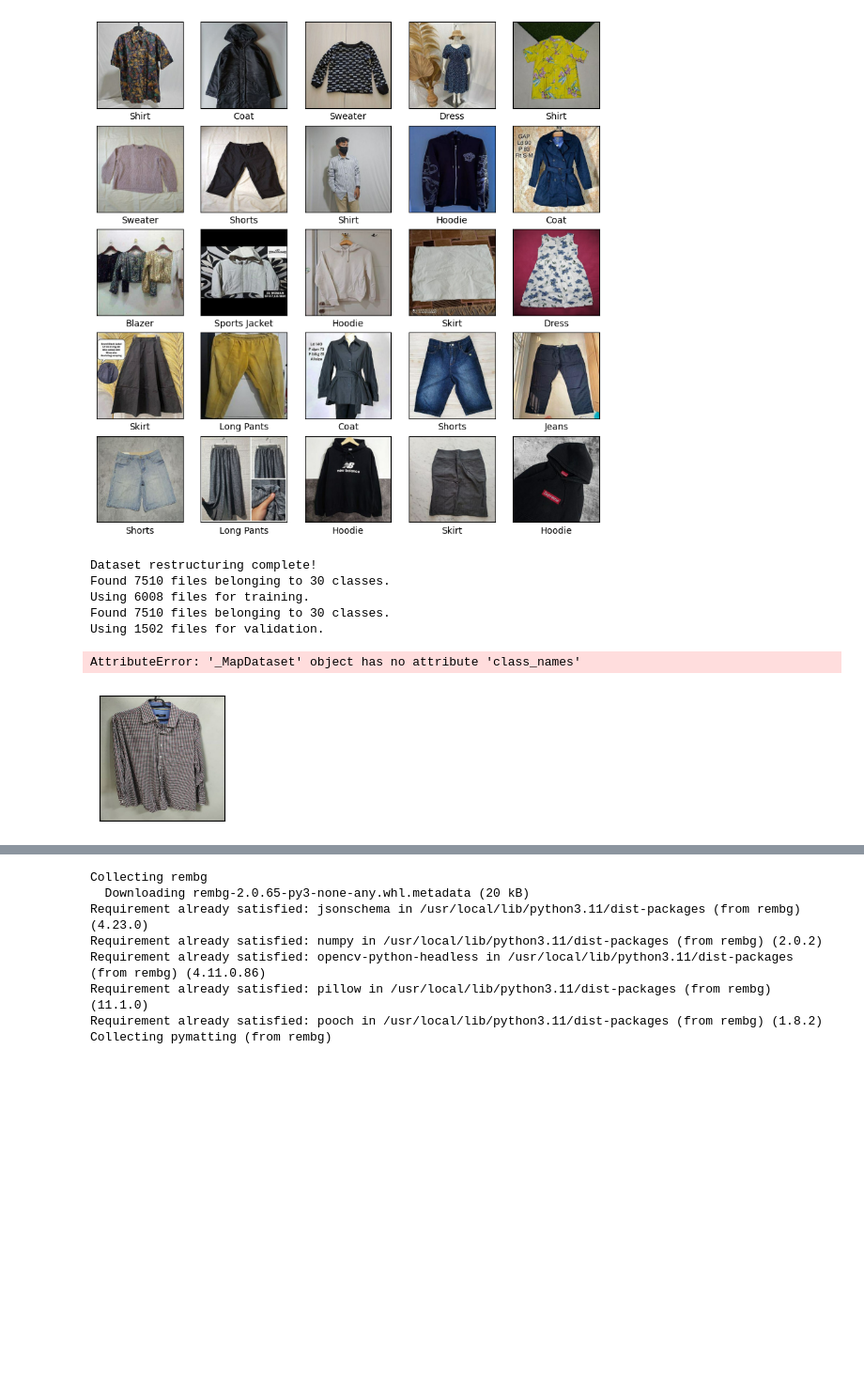
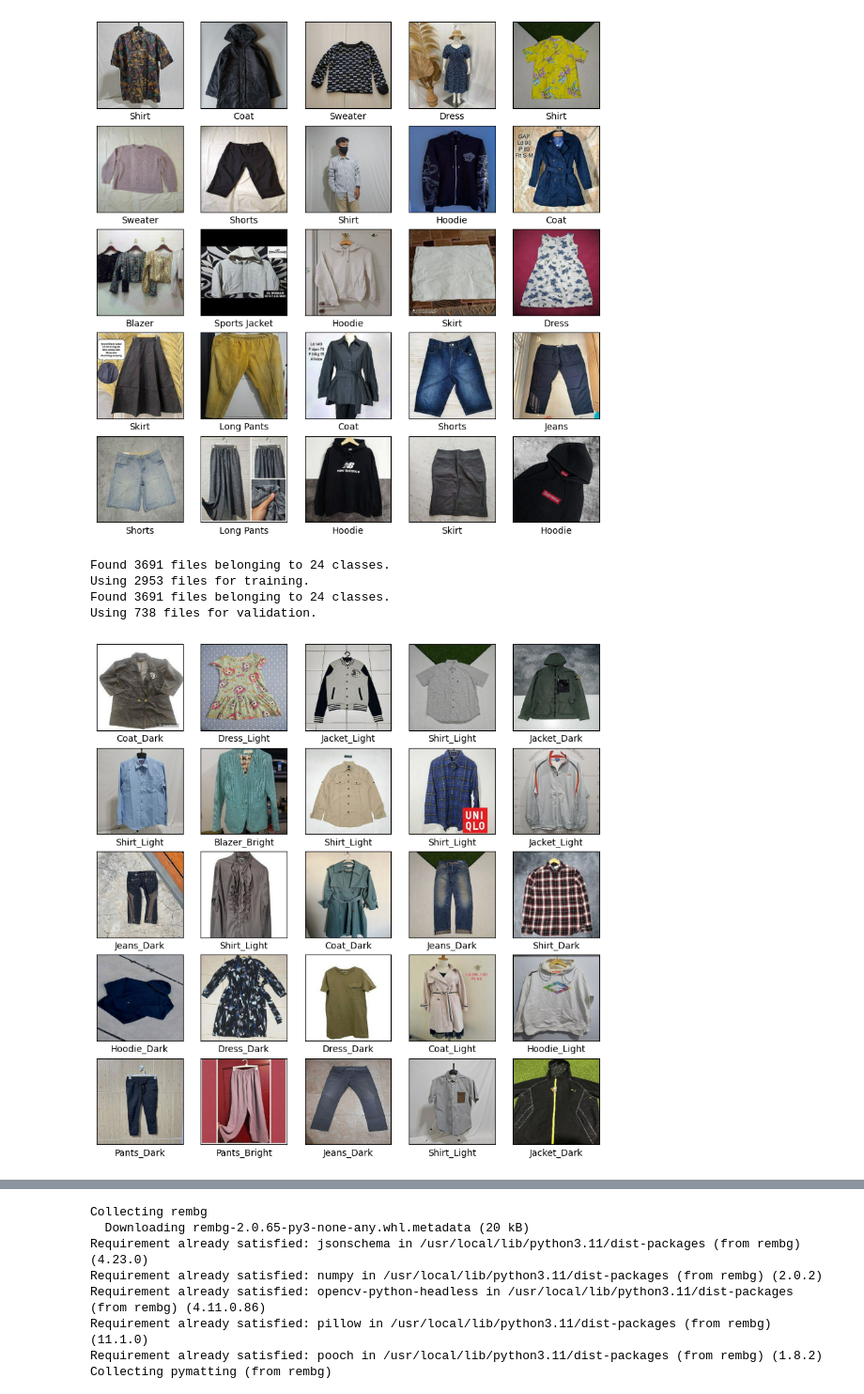
Before and after one commit to jarrelg/ENDG-511-Final-Project, a Jupyter notebook: ENDG_511_Final_Project_Fayez_&_Jarrel.ipynb, the cells around one changed output, grey strips where cells are left out. Shown at 94% size. Saved outputs shown, nothing was run; the diff lists cells and outputs as text; code cells hidden in the pictures; blank space fills up the shorter version.

```diff
--- a/ENDG_511_Final_Project_Fayez_&_Jarrel.ipynb
+++ b/ENDG_511_Final_Project_Fayez_&_Jarrel.ipynb
@@ -254,12 +254,36 @@ from tensorflow.keras import layers
 from tensorflow.keras.preprocessing import image_dataset_from_directory
 
 # Define dataset directory (Google Drive Path)
-data_dir = '/content/drive/MyDrive/511projectdata/Clothes_Dataset'
-new_data_dir = '/content/drive/MyDrive/511projectdata/Clothes_Dataset_LightDark'  # New structured dataset
+#data_dir = '/content/drive/MyDrive/511projectdata/Clothes_Dataset'
+new_data_dir = '/content/drive/MyDrive/offrun'  # New structured dataset
 
 # Define class names
-class_names = ['Blazer', 'Coat', 'Denim Jacket', 'Dress', 'Hoodie', 'Jacket', 'Jeans', 'Long Pants', 'Polo',
-               'Shirt', 'Shorts', 'Skirt', 'Sports Jacket', 'Sweater', 'T-shirt']
+class_names = [
+    "Blazer_Bright",
+    "Blazer_Dark",
+    "Blazer_Light",
+    "Coat_Bright",
+    "Coat_Dark",
+    "Coat_Light",
+    "Dress_Bright",
+    "Dress_Dark",
+    "Dress_Light",
+    "Hoodie_Bright",
+    "Hoodie_Dark",
+    "Hoodie_Light",
+    "Jacket_Bright",
+    "Jacket_Dark",
+    "Jacket_Light",
+    "Jeans_Bright",
+    "Jeans_Dark",
+    "Jeans_Light",
+    "Pants_Bright",
+    "Pants_Dark",
+    "Pants_Light",
+    "Shirt_Bright",
+    "Shirt_Dark",
+    "Shirt_Light"
+]
 
 
 
@@ -274,38 +298,36 @@ train_dataset = image_dataset_from_directory(
     seed=123,
     image_size=img_size,
     batch_size=batch_size
 )
 
 val_dataset = image_dataset_from_directory(
     new_data_dir,
     validation_split=0.2,
     subset="validation",
     seed=123,
     image_size=img_size,
     batch_size=batch_size
 )
 
 # Normalize pixel values
 normalization_layer = layers.Rescaling(1./255)
 train_dataset = train_dataset.map(lambda x, y: (normalization_layer(x), y))
 val_dataset = val_dataset.map(lambda x, y: (normalization_layer(x), y))
 
 # Visualize training images
 plt.figure(figsize=(10, 10))
 for images, labels in train_dataset.take(1):
     for i in range(25):
         plt.subplot(5, 5, i + 1)
         plt.xticks([])
         plt.yticks([])
         plt.grid(False)
         plt.imshow(images[i].numpy())
-        plt.xlabel(train_dataset.class_names[labels[i].numpy()])
+        plt.xlabel(class_names[labels[i].numpy()])
 plt.show()
 # %% [output]
-Dataset restructuring complete!
-Found 7510 files belonging to 30 classes.
-Using 6008 files for training.
-Found 7510 files belonging to 30 classes.
-Using 1502 files for validation.
+Found 3691 files belonging to 24 classes.
+Using 2953 files for training.
+Found 3691 files belonging to 24 classes.
+Using 738 files for validation.
-AttributeError: '_MapDataset' object has no attribute 'class_names'
-[figure, old version]
+[figure, new version]
```
Also changed, not shown: parts of 7 cells of this notebook.
